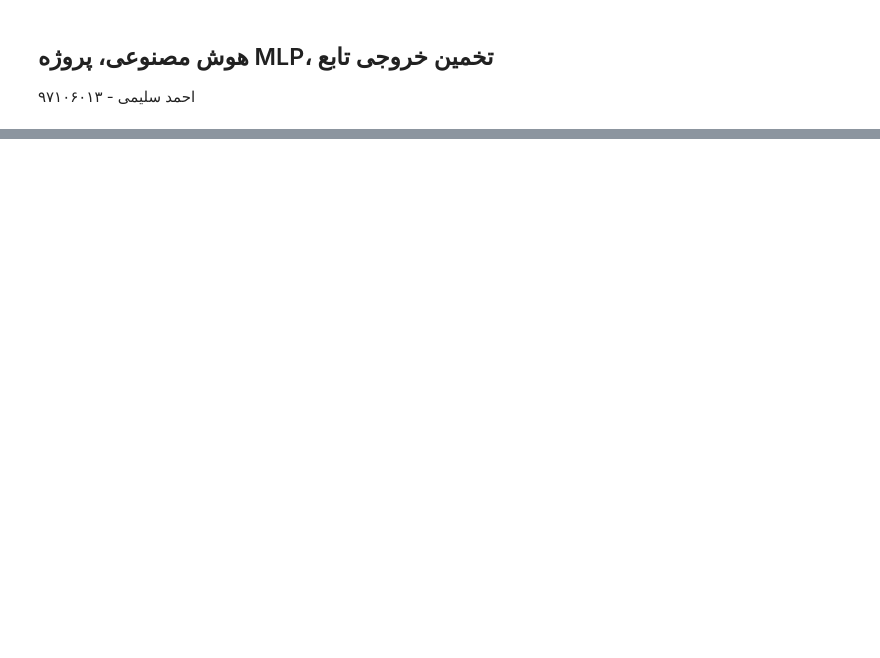
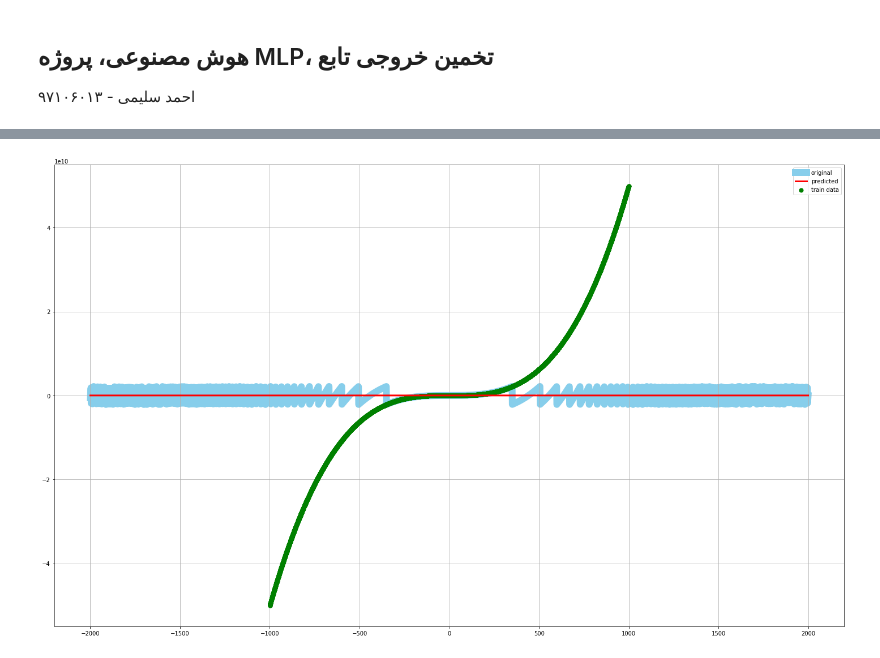
Before and after one commit to ahmadsalimi/AiProjects, a Jupyter notebook: FunctionPrediction.ipynb, the cells around one changed output, grey strips where cells are left out. Saved outputs shown, nothing was run; the diff lists cells and outputs as text; code cells hidden in the pictures; blank space fills up the shorter version.

```diff
--- a/FunctionPrediction.ipynb
+++ b/FunctionPrediction.ipynb
@@ -76,0 +75,3 @@ plot(X_test, y_pred, y_test)
+# %%
+learner = FunctionLearner(lambda x: 50 * x ** 3, 10000, (-1000, 1000))
+learner.learn()
@@ -76,0 +96,4 @@ plot(X_test, y_pred, y_test)
+# %%
+learner.plot_result(np.arange(-2000, 2000, 1))
+# %% [output]
+[figure, added]
```
Also changed, not shown: parts of 13 cells of this notebook.
